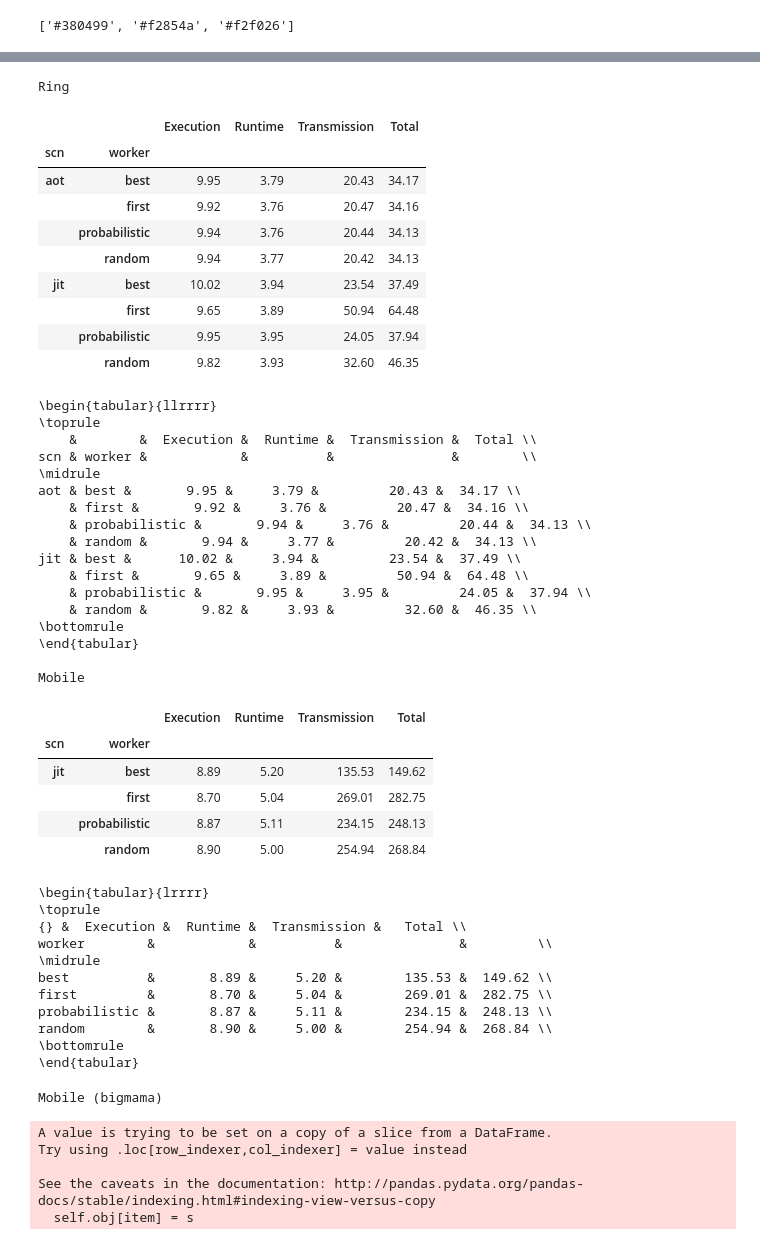
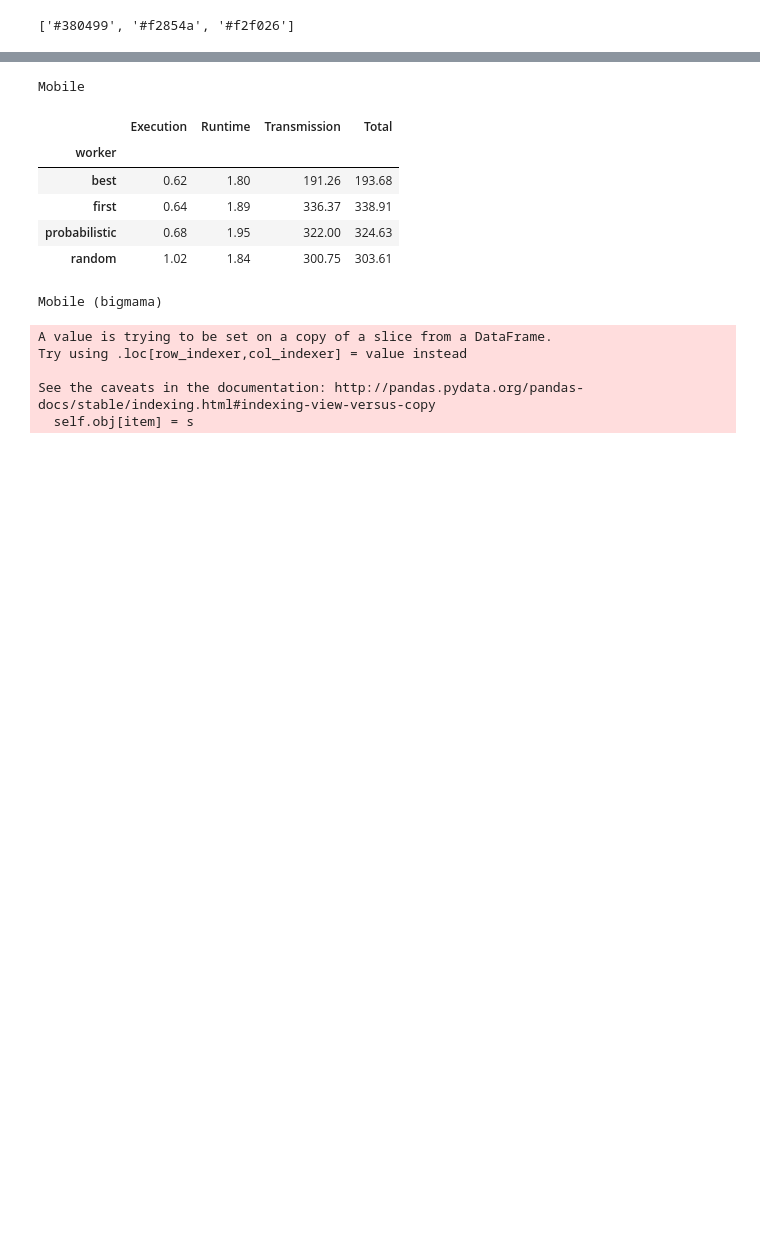
Before and after one commit to umr-ds/OPPLOAD-experiments, a Jupyter notebook: notebooks/default.ipynb, the cells around one changed output, grey strips where cells are left out. Drawn from its saved outputs; the diff is of its cells as text; code cells hidden in the pictures; blank space fills up the shorter version.

```diff
--- a/notebooks/default.ipynb
+++ b/notebooks/default.ipynb
@@ -23,2 +23,2 @@ ring = Study("/maci_data/binary_files/95")
 # %%
-mobile = Study("/maci_data/binary_files/99")
+mobile = Study("/maci_data/binary_files/mobile")
@@ -222,76 +166,43 @@ See the caveats in the documentation: http://pandas.pydata.org/pandas-docs/stabl
 # %%
 # average runtimes (total, decision, transmission, computation )
 def runtimes(df, groups=["scn", "worker"]):
     df = df[df["level"] == "INFO"]
     profiling_info = get_profiling_info(df)
 
     times = profiling_info.groupby(["job", "status"]).sum()["duration"].unstack()[["Runtime", "Transmission", "Execution"]]
     configs = profiling_info.groupby(["job"]).last()[["scn", "worker", "cap", "seed", "desc", "simInstanceId", "status"]]
     times = times.join(configs)
     times = times[(times["status"] == "Success") | (times["status"] == "End")]
 
-    times_table = times.groupby(groups).mean()
+    #times_table = times.groupby(groups).mean()
+    #times_table["Total"] = times_table["Execution"] + times_table["Runtime"] + times_table["Transmission"]
+    #times_table = times_table[["Execution", "Runtime", "Transmission", "Total"]].round(2)
+
+    times_table = times.groupby(groups).std()
     times_table["Total"] = times_table["Execution"] + times_table["Runtime"] + times_table["Transmission"]
     times_table = times_table[["Execution", "Runtime", "Transmission", "Total"]].round(2)
 
     return times_table
 
 
-print("Ring")
-ring_times = runtimes(ring.dtnrpc)
-display(ring_times)
-print(ring_times.to_latex())
+#print("Ring")
+#ring_times = runtimes(ring.dtnrpc)
+#client_times = runtimes(client.dtnrpc)
+#display(ring_times.append(client_times))
+#print(ring_times.append(client_times).to_latex())
 
 print("Mobile")
 mobile_times = runtimes(mobile.dtnrpc)
-display(mobile_times)
-print(mobile_times.loc["jit"].to_latex())
+display(mobile_times.loc["jit"])
+#print(mobile_times.loc["jit"].to_latex())
 # %% [output]
-Ring
+Mobile
-|  |  | Execution | Runtime | Transmission | Total |
-| scn | worker |  |  |  |  |
-| aot | best | 9.95 | 3.79 | 20.43 | 34.17 |
-|  | first | 9.92 | 3.76 | 20.47 | 34.16 |
-|  | probabilistic | 9.94 | 3.76 | 20.44 | 34.13 |
-|  | random | 9.94 | 3.77 | 20.42 | 34.13 |
-| jit | best | 10.02 | 3.94 | 23.54 | 37.49 |
-|  | first | 9.65 | 3.89 | 50.94 | 64.48 |
-|  | probabilistic | 9.95 | 3.95 | 24.05 | 37.94 |
-|  | random | 9.82 | 3.93 | 32.60 | 46.35 |
+|  | Execution | Runtime | Transmission | Total |
+| worker |  |  |  |  |
+| best | 0.62 | 1.80 | 191.26 | 193.68 |
+| first | 0.64 | 1.89 | 336.37 | 338.91 |
+| probabilistic | 0.68 | 1.95 | 322.00 | 324.63 |
+| random | 1.02 | 1.84 | 300.75 | 303.61 |
-\begin{tabular}{llrrrr}
-\toprule
-    &        &  Execution &  Runtime &  Transmission &  Total \\
-scn & worker &            &          &               &        \\
-\midrule
-aot & best &       9.95 &     3.79 &         20.43 &  34.17 \\
-    & first &       9.92 &     3.76 &         20.47 &  34.16 \\
-    & probabilistic &       9.94 &     3.76 &         20.44 &  34.13 \\
-    & random &       9.94 &     3.77 &         20.42 &  34.13 \\
-jit & best &      10.02 &     3.94 &         23.54 &  37.49 \\
-    & first &       9.65 &     3.89 &         50.94 &  64.48 \\
-    & probabilistic &       9.95 &     3.95 &         24.05 &  37.94 \\
-    & random &       9.82 &     3.93 &         32.60 &  46.35 \\
-\bottomrule
-\end{tabular}
-
-Mobile
-|  |  | Execution | Runtime | Transmission | Total |
-| scn | worker |  |  |  |  |
-| jit | best | 8.89 | 5.20 | 135.53 | 149.62 |
-|  | first | 8.70 | 5.04 | 269.01 | 282.75 |
-|  | probabilistic | 8.87 | 5.11 | 234.15 | 248.13 |
-|  | random | 8.90 | 5.00 | 254.94 | 268.84 |
-\begin{tabular}{lrrrr}
-\toprule
-{} &  Execution &  Runtime &  Transmission &   Total \\
-worker        &            &          &               &         \\
-\midrule
-best          &       8.89 &     5.20 &        135.53 &  149.62 \\
-first         &       8.70 &     5.04 &        269.01 &  282.75 \\
-probabilistic &       8.87 &     5.11 &        234.15 &  248.13 \\
-random        &       8.90 &     5.00 &        254.94 &  268.84 \\
-\bottomrule
-\end{tabular}
 # %%
 def job_final_states(df):
     prof_info = get_profiling_info(df)
```
Also changed, not shown: parts of 6 cells of this notebook.
